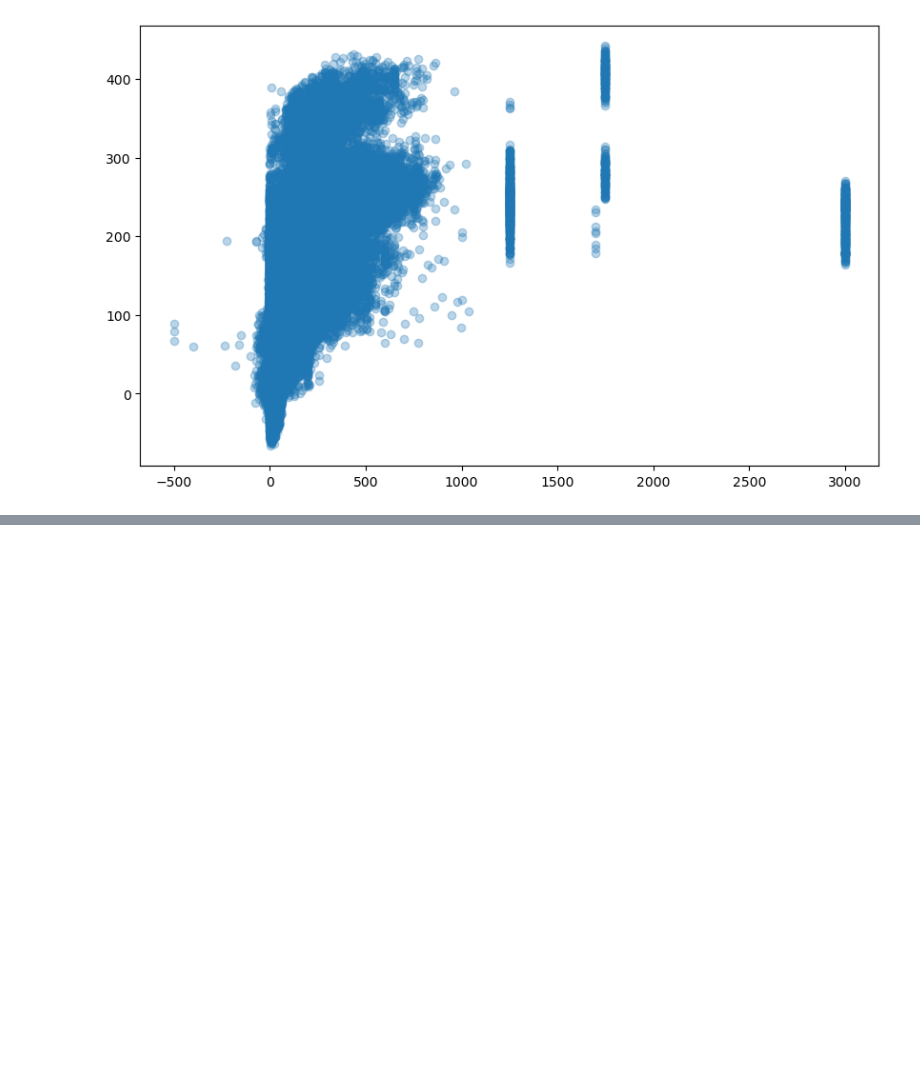
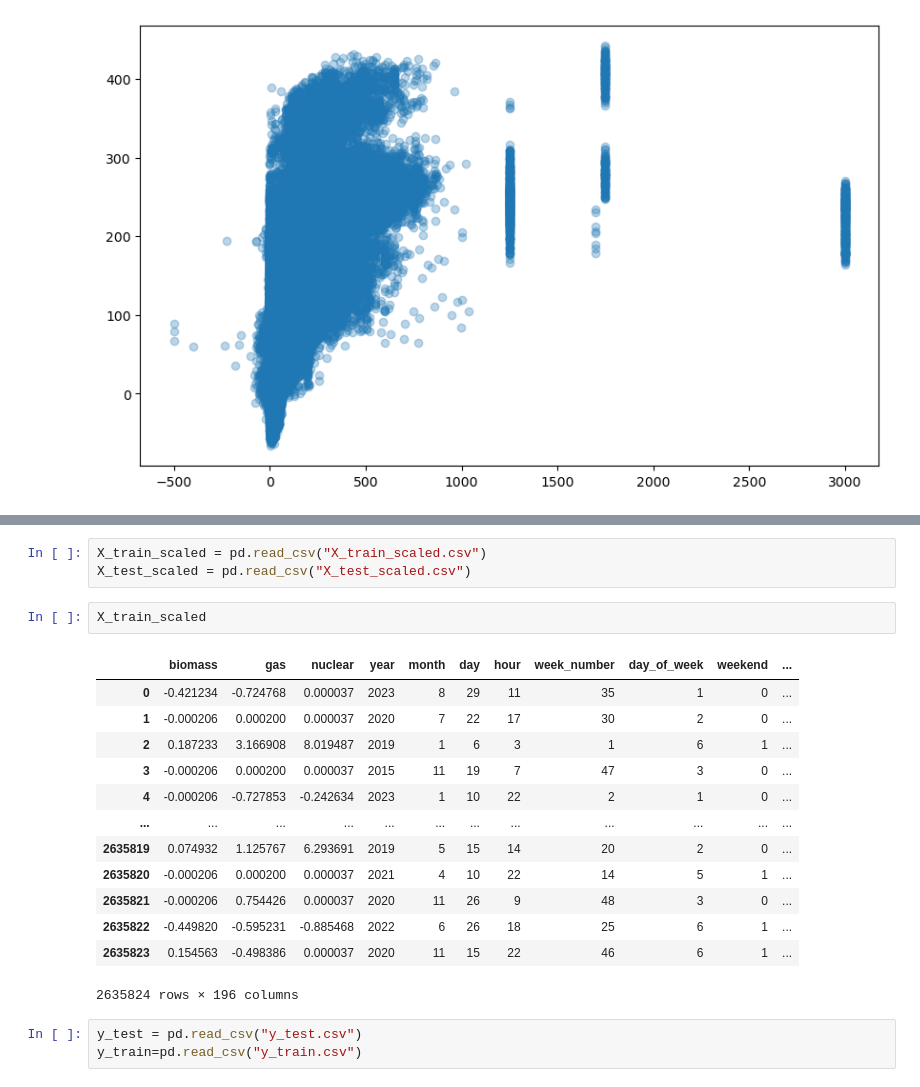
Before and after one commit to hertiemlteam/machine_learning, a Jupyter notebook: modeling_notebook.ipynb, the cells around one changed output, grey strips where cells are left out. Cells and saved outputs as stored; diff of their text form; blank space fills up the shorter version.

```diff
--- a/modeling_notebook.ipynb
+++ b/modeling_notebook.ipynb
@@ -242,0 +429,22 @@ mse_scorer = make_scorer(mean_squared_error, greater_is_better=False)
+# %%
+X_train_scaled = pd.read_csv("X_train_scaled.csv")
+X_test_scaled = pd.read_csv("X_test_scaled.csv")
+# %%
+X_train_scaled
+# %% [output]
+|  | biomass | gas | nuclear | year | month | day | hour | week_number | day_of_week | weekend | ... |
+| 0 | -0.421234 | -0.724768 | 0.000037 | 2023 | 8 | 29 | 11 | 35 | 1 | 0 | ... |
+| 1 | -0.000206 | 0.000200 | 0.000037 | 2020 | 7 | 22 | 17 | 30 | 2 | 0 | ... |
+| 2 | 0.187233 | 3.166908 | 8.019487 | 2019 | 1 | 6 | 3 | 1 | 6 | 1 | ... |
+| 3 | -0.000206 | 0.000200 | 0.000037 | 2015 | 11 | 19 | 7 | 47 | 3 | 0 | ... |
+| 4 | -0.000206 | -0.727853 | -0.242634 | 2023 | 1 | 10 | 22 | 2 | 1 | 0 | ... |
+| ... | ... | ... | ... | ... | ... | ... | ... | ... | ... | ... | ... |
+| 2635819 | 0.074932 | 1.125767 | 6.293691 | 2019 | 5 | 15 | 14 | 20 | 2 | 0 | ... |
+| 2635820 | -0.000206 | 0.000200 | 0.000037 | 2021 | 4 | 10 | 22 | 14 | 5 | 1 | ... |
+| 2635821 | -0.000206 | 0.754426 | 0.000037 | 2020 | 11 | 26 | 9 | 48 | 3 | 0 | ... |
+| 2635822 | -0.449820 | -0.595231 | -0.885468 | 2022 | 6 | 26 | 18 | 25 | 6 | 1 | ... |
+| 2635823 | 0.154563 | -0.498386 | 0.000037 | 2020 | 11 | 15 | 22 | 46 | 6 | 1 | ... |
+2635824 rows × 196 columns
+# %%
+y_test = pd.read_csv("y_test.csv")
+y_train=pd.read_csv("y_train.csv")
```
Also changed, not shown: parts of 32 cells of this notebook, 1 other file.
